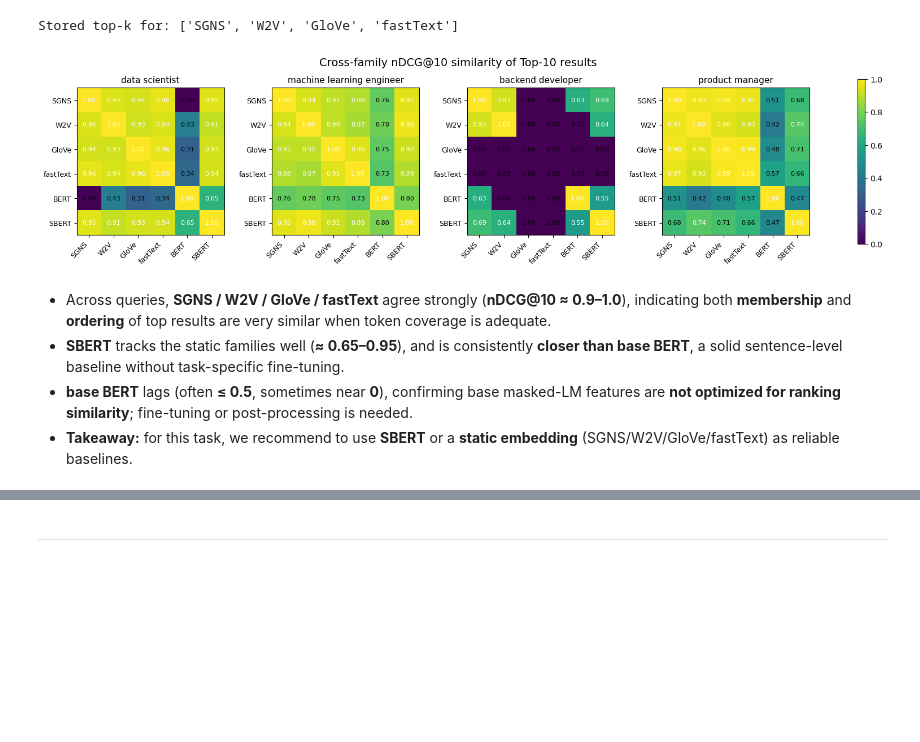
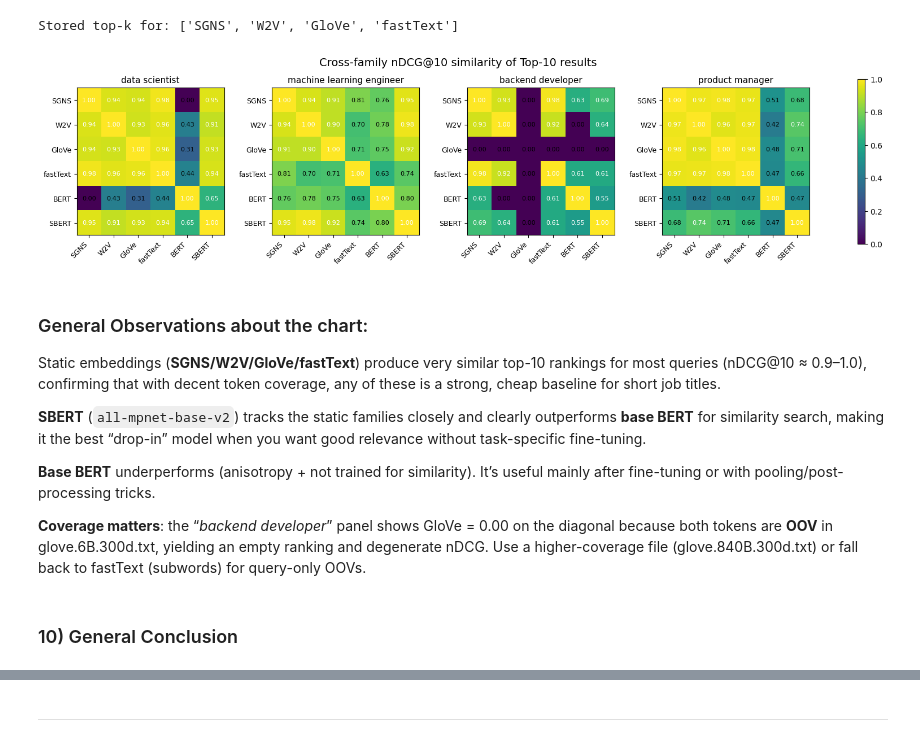
Before and after one commit to FederCO23/Potential_Talents_-_Yc1Y0PqXJsbGtBoy, a Jupyter notebook: Potential_Talents_part3.ipynb, the cells around one changed output, grey strips where cells are left out. Saved outputs shown, nothing was run; the diff lists cells and outputs as text; code cells hidden in the pictures; blank space fills up the shorter version.

Commit message:
Review the explanatory texts

```diff
--- a/Potential_Talents_part3.ipynb
+++ b/Potential_Talents_part3.ipynb
@@ -481,8 +490,18 @@ tokenize → average word vectors per title → cosine search.
 # %%
 from gensim.models.fasttext import load_facebook_vectors
 # %%
-# Facebook binary with subword support
-FASTTEXT_PATH = r"./data/cc.en.300.bin"
-ft = load_facebook_vectors(FASTTEXT_PATH)
+# Load a fastText .vec (no compiler needed)
+FASTTEXT_VEC = "./data/wiki-news-300d-1M-subword.vec"
+kv = KeyedVectors.load_word2vec_format(FASTTEXT_VEC, binary=False, limit=500_000)
 
-print("fastText vocab (known):", len(ft), "dim:", ft.vector_size)
+# 1) Keep only tokens that appear in kv
+needed_ft = sorted(({t for toks in df["tokens"] for t in toks} | Q_TOKENS) & set(kv.key_to_index))
+
+# 2) Build stoi in the SAME order used to stack vectors
+stoi_ft = {w: i for i, w in enumerate(needed_ft)}
+
+# 3) Build E_ft aligned with stoi_ft
+E_ft = torch.from_numpy(
+    np.stack([kv.get_vector(w) for w in needed_ft]).astype(np.float32)
+)
+E_ft = E_ft / (E_ft.norm(dim=1, keepdim=True) + 1e-12)
@@ -491,10 +507,0 @@ fastText vocab (known): 2000000 dim: 300
-# %%
-# Build stoi/E for just the tokens in our dataset (keeps memory down)
-needed_ft = sorted({t for toks in df["tokens"] for t in toks})
-stoi_ft = {w: i for i, w in enumerate(needed_ft)}
-
-E_ft = torch.from_numpy(
-    np.stack([ft.get_vector(w) for w in needed_ft]).astype(np.float32)
-)
-E_ft = E_ft / (E_ft.norm(dim=1, keepdim=True) + 1e-12)
-print("E_ft:", E_ft.shape, "stoi_ft:", len(stoi_ft))
@@ -833,13 +838,12 @@ FAMILIES = {
     "fastText": (X_ft_mean, E_ft,   stoi_ft,      keep_idx_ft),
 }
 # %%
-queries = ["data scientist", "machine learning engineer", "backend developer", "product manager"]
 K = 10
 
 results_topk = {fam: {} for fam in FAMILIES}
 
 for fam, (X, E, stoi_f, keep_idx_f) in FAMILIES.items():
-    for q in queries:
+    for q in QUERIES:
         rows, err = search_titles(q, X, E, stoi_f, keep_idx_f, df, topk=K, dedupe=True)
         results_topk[fam][q] = [title for (title, _s) in rows] if not err else []
 
@@ -849,13 +853,13 @@ Stored top-k for: ['SGNS', 'W2V', 'GloVe', 'fastText']
 # %%
 # BERT
 results_topk["BERT"] = {}
-for q in queries:
+for q in QUERIES:
     rows, err = search_titles_bert(q, X_bert, df, topk=K, dedupe=True)
     results_topk["BERT"][q] = [title for (title, _s) in rows] if not err else []
 
 # SBERT
 results_topk["SBERT"] = {}
-for q in queries:
+for q in QUERIES:
     rows, err = search_titles_sbert(q, X_sbert, df, topk=K, dedupe=True)
     results_topk["SBERT"][q] = [title for (title, _s) in rows] if not err else []
 # %%
@@ -920,9 +924,8 @@ def cross_matrix(results_topk, family_names, query, k=10):
 
 K = 10
 family_names = list(results_topk.keys())
-queries = ["data scientist", "machine learning engineer", "backend developer", "product manager"]
 
-M_NDCG = {q: cross_matrix(results_topk, family_names, q, k=K).values for q in queries}
+M_NDCG = {q: cross_matrix(results_topk, family_names, q, k=K).values for q in QUERIES}
 
 # plotting: 1 row with 4 heatmaps + shared colorbar
 def _annotate(ax, mat):
@@ -931,37 +934,43 @@ def _annotate(ax, mat):
     for i in range(m):
         for j in range(n):
             ax.text(j, i, f"{mat[i,j]:.2f}",
                     ha="center", va="center",
                     fontsize=8,
                     color="white" if mat[i,j] > mid else "black")
 
 fig, axes = plt.subplots(
     1, 5, figsize=(18, 3.8),
     gridspec_kw={"width_ratios":[1,1,1,1,0.05], "wspace":0.4}
 )
 fig.suptitle(f"Cross-family nDCG@{K} similarity of Top-10 results", fontsize=14)
 
 vmin, vmax = 0.0, 1.0
 im = None
-for c, q in enumerate(queries):
+for c, q in enumerate(QUERIES):
     ax = axes[c]
     mat = np.asarray(M_NDCG[q])
     im = ax.imshow(mat, vmin=vmin, vmax=vmax, cmap="viridis")
     ax.set_title(q, fontsize=11)
     ax.set_xticks(range(len(family_names)))
     ax.set_xticklabels(family_names, rotation=45, ha="right", fontsize=9)
     ax.set_yticks(range(len(family_names)))
     ax.set_yticklabels(family_names, fontsize=9)
     _annotate(ax, mat)
 
 # shared colorbar in the last column
 cax = axes[-1]
 fig.colorbar(im, cax=cax)
 plt.show()
 # %% [output]
-[figure, old version]
+[figure, new version]
 # %% [markdown]
-- Across queries, **SGNS / W2V / GloVe / fastText** agree strongly (**nDCG@10 ≈ 0.9–1.0**), indicating both **membership** and **ordering** of top results are very similar when token coverage is adequate.
-- **SBERT** tracks the static families well (**≈ 0.65–0.95**), and is consistently **closer than base BERT**, a solid sentence-level baseline without task-specific fine-tuning.
-- **base BERT** lags (often **≤ 0.5**, sometimes near **0**), confirming base masked-LM features are **not optimized for ranking similarity**; fine-tuning or post-processing is needed.
-- **Takeaway:** for this task, we recommend to use **SBERT** or a **static embedding** (SGNS/W2V/GloVe/fastText) as reliable baselines.
+### General Observations about the chart:
+Static embeddings (**SGNS/W2V/GloVe/fastText**) produce very similar top-10 rankings for most queries (nDCG@10 ≈ 0.9–1.0), confirming that with decent token coverage, any of these is a strong, cheap baseline for short job titles.
+
+**SBERT** (`all-mpnet-base-v2`) tracks the static families closely and clearly outperforms **base BERT** for similarity search, making it the best “drop-in” model when you want good relevance without task-specific fine-tuning.
+
+**Base BERT** underperforms (anisotropy + not trained for similarity). It’s useful mainly after fine-tuning or with pooling/post-processing tricks.
+
+**Coverage matters**: the “*backend developer*” panel shows GloVe = 0.00 on the diagonal because both tokens are **OOV** in glove.6B.300d.txt, yielding an empty ranking and degenerate nDCG. Use a higher-coverage file (glove.840B.300d.txt) or fall back to fastText (subwords) for query-only OOVs.
+# %% [markdown]
+### 10) General Conclusion
```
Also changed, not shown: parts of 16 cells of this notebook.
